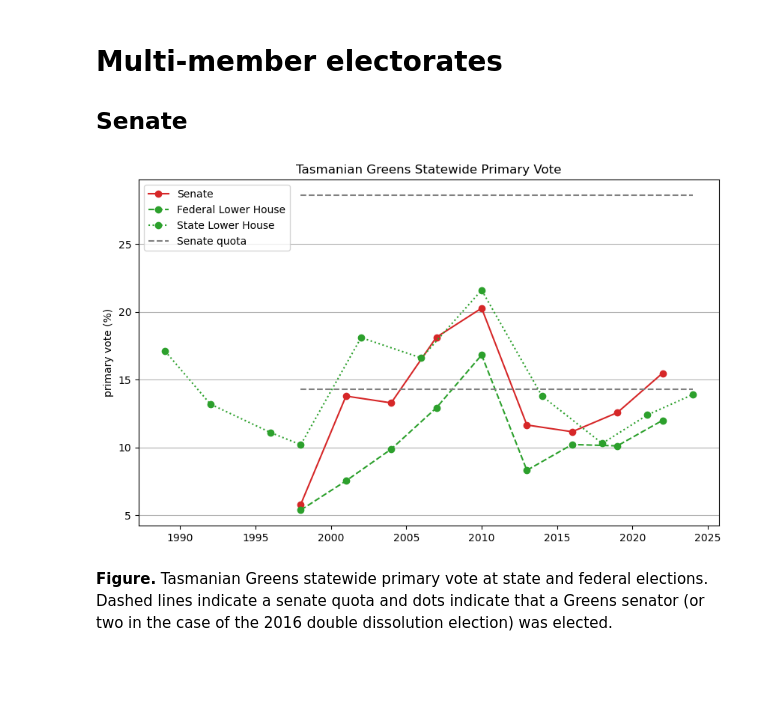
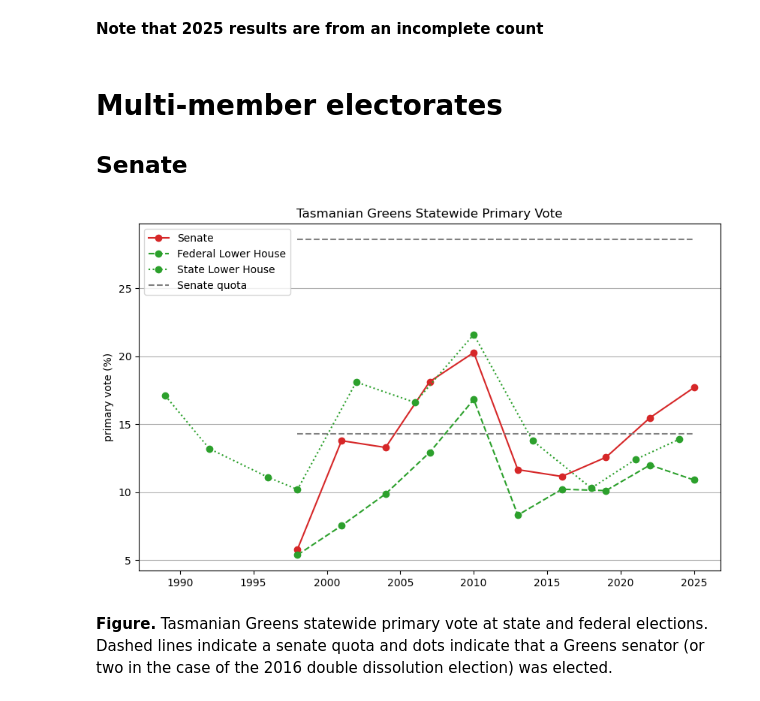
Before and after one commit to DamienIrving/election-analysis, a Jupyter notebook: analysis/tas_history.ipynb, the cells around one changed output. Saved outputs shown, nothing was run; the diff lists cells and outputs as text; code cells hidden in the pictures; blank space fills up the shorter version.

```diff
--- a/analysis/tas_history.ipynb
+++ b/analysis/tas_history.ipynb
@@ -2,6 +2,8 @@
 import pandas as pd
 import seaborn as sns
 import matplotlib.pyplot as plt
+# %% [markdown]
+**Note that 2025 results are from an incomplete count**
 # %%
 df = pd.read_csv('../processed_data/tas_history.csv')
 
@@ -17,26 +21,26 @@ electorate_dict = {'Bass': 'tab:blue',
 # %%
 plt.figure(figsize=[10, 6])
 
 senate_df = df[(df['Election'] == 'Federal') & (df['Electorate'] == 'Senate')].sort_values(by=['Year'])
 plt.plot(senate_df['Year'].values, senate_df['Primary vote'].values, label='Senate', color='tab:red', marker='o')
 result_df = senate_df[senate_df['Seats'] > 0]
 #plt.scatter(result_df['Year'].values, result_df['Primary vote'].values, color='tab:red')
 
 lower_df = df[(df['Election'] == 'Federal') & (df['Electorate'] == 'Tasmania')].sort_values(by=['Year'])
 plt.plot(lower_df['Year'].values, lower_df['Primary vote'].values, label='Federal Lower House', color='tab:green', linestyle='--', marker='o')
 
 state_df = df[(df['Election'] == 'State') & (df['Electorate'] == 'Tasmania')].sort_values(by=['Year'])
 plt.plot(state_df['Year'].values, state_df['Primary vote'].values, label='State Lower House', color='tab:green', linestyle=':', marker='o')
 
 plt.grid(axis='y')
-plt.hlines(14.29, 1998, 2024, colors='0.5', linestyles='dashed', label='Senate quota')
-plt.hlines(14.29*2, 1998, 2024, colors='0.5', linestyles='dashed')
+plt.hlines(14.29, 1998, 2025, colors='0.5', linestyles='dashed', label='Senate quota')
+plt.hlines(14.29*2, 1998, 2025, colors='0.5', linestyles='dashed')
 plt.title('Tasmanian Greens Statewide Primary Vote')
 plt.ylabel('primary vote (%)')
 plt.legend(loc=2)
 plt.savefig('statewide_vote.png', facecolor='white', dpi=300, bbox_inches='tight')
 # %% [output]
-[figure, old version]
+[figure, new version]
 # %% [markdown]
 **Figure.** Tasmanian Greens statewide primary vote at state and federal elections. Dashed lines indicate a senate quota and dots indicate that a Greens senator (or two in the case of the 2016 double dissolution election) was elected.
 # %% [markdown]
```
Also changed, not shown: parts of 2 cells of this notebook, 3 other files.
